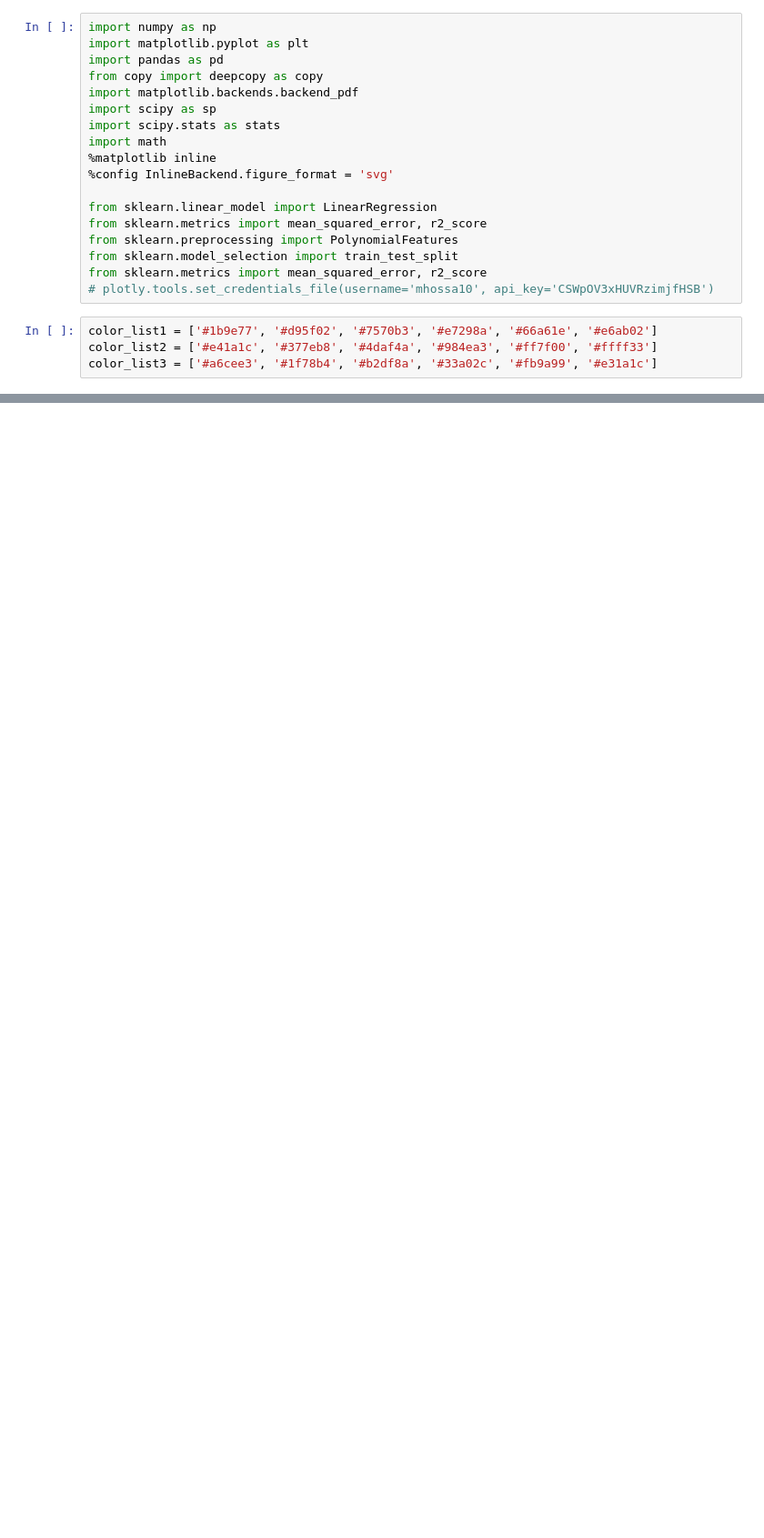
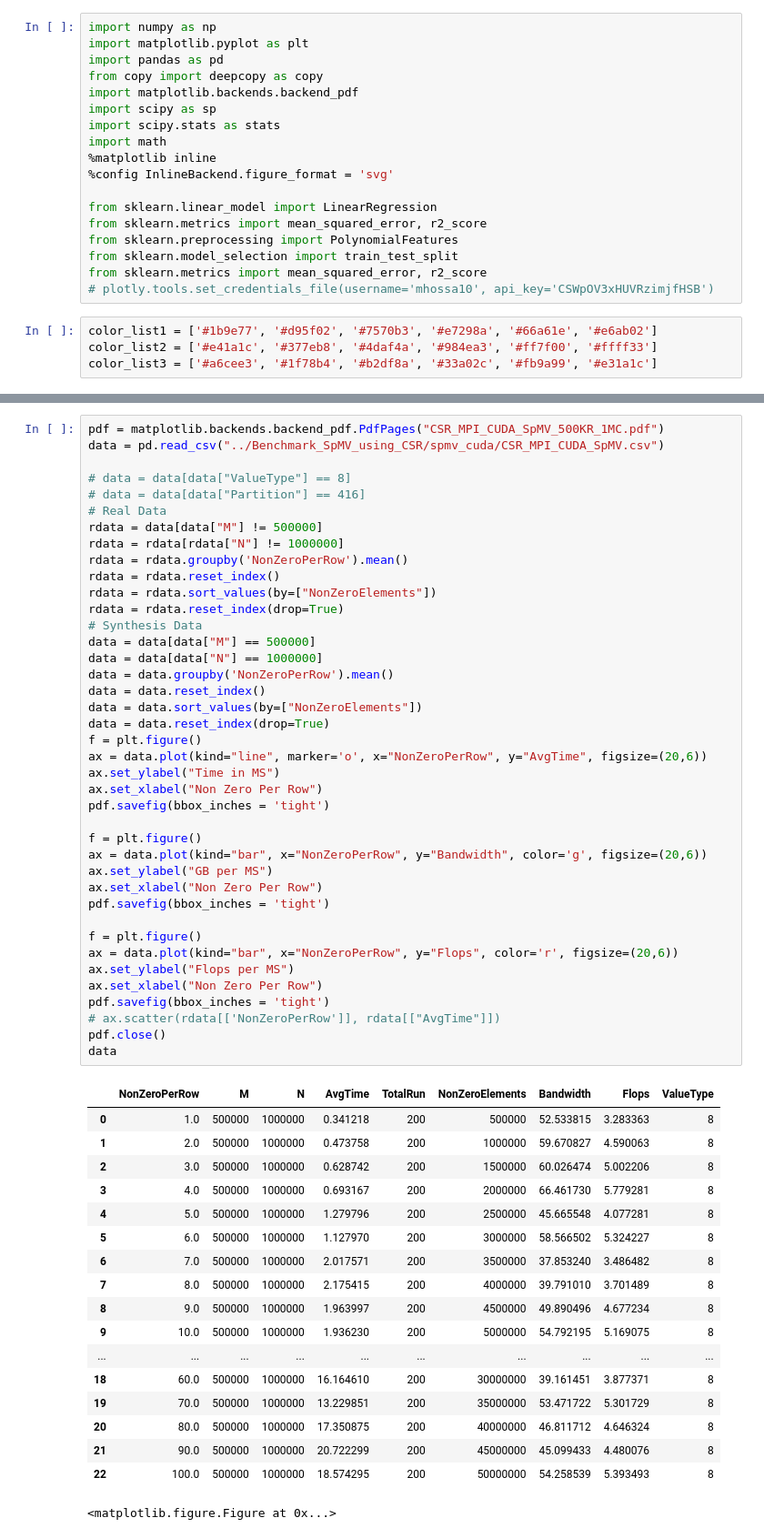
Before and after one commit to marufdsi/Benchmark_SpMV_using_CSR5, a Jupyter notebook: CSR5_SpMV_GPU_Plots.ipynb, the cells around one changed output, grey strips where cells are left out. Shown at 91% size. Cells and saved outputs as stored; diff of their text form; blank space fills up the shorter version.

```diff
--- a/CSR5_SpMV_GPU_Plots.ipynb
+++ b/CSR5_SpMV_GPU_Plots.ipynb
@@ -48,0 +80,59 @@ data
+# %%
+pdf = matplotlib.backends.backend_pdf.PdfPages("CSR_MPI_CUDA_SpMV_500KR_1MC.pdf")
+data = pd.read_csv("../Benchmark_SpMV_using_CSR/spmv_cuda/CSR_MPI_CUDA_SpMV.csv")
+
+# data = data[data["ValueType"] == 8]
+# data = data[data["Partition"] == 416]
+# Real Data
+rdata = data[data["M"] != 500000]
+rdata = rdata[rdata["N"] != 1000000]
+rdata = rdata.groupby('NonZeroPerRow').mean()
+rdata = rdata.reset_index()
+rdata = rdata.sort_values(by=["NonZeroElements"])
+rdata = rdata.reset_index(drop=True)
+# Synthesis Data
+data = data[data["M"] == 500000]
+data = data[data["N"] == 1000000]
+data = data.groupby('NonZeroPerRow').mean()
+data = data.reset_index()
+data = data.sort_values(by=["NonZeroElements"])
+data = data.reset_index(drop=True)
+f = plt.figure()
+ax = data.plot(kind="line", marker='o', x="NonZeroPerRow", y="AvgTime", figsize=(20,6))
+ax.set_ylabel("Time in MS")
+ax.set_xlabel("Non Zero Per Row")
+pdf.savefig(bbox_inches = 'tight')
+
+f = plt.figure()
+ax = data.plot(kind="bar", x="NonZeroPerRow", y="Bandwidth", color='g', figsize=(20,6))
+ax.set_ylabel("GB per MS")
+ax.set_xlabel("Non Zero Per Row")
+pdf.savefig(bbox_inches = 'tight')
+
+f = plt.figure()
+ax = data.plot(kind="bar", x="NonZeroPerRow", y="Flops", color='r', figsize=(20,6))
+ax.set_ylabel("Flops per MS")
+ax.set_xlabel("Non Zero Per Row")
+pdf.savefig(bbox_inches = 'tight')
+# ax.scatter(rdata[['NonZeroPerRow']], rdata[["AvgTime"]])
+pdf.close()
+data
+# %% [output]
+|  | NonZeroPerRow | M | N | AvgTime | TotalRun | NonZeroElements | Bandwidth | Flops | ValueType |
+| 0 | 1.0 | 500000 | 1000000 | 0.341218 | 200 | 500000 | 52.533815 | 3.283363 | 8 |
+| 1 | 2.0 | 500000 | 1000000 | 0.473758 | 200 | 1000000 | 59.670827 | 4.590063 | 8 |
+| 2 | 3.0 | 500000 | 1000000 | 0.628742 | 200 | 1500000 | 60.026474 | 5.002206 | 8 |
+| 3 | 4.0 | 500000 | 1000000 | 0.693167 | 200 | 2000000 | 66.461730 | 5.779281 | 8 |
+| 4 | 5.0 | 500000 | 1000000 | 1.279796 | 200 | 2500000 | 45.665548 | 4.077281 | 8 |
+| 5 | 6.0 | 500000 | 1000000 | 1.127970 | 200 | 3000000 | 58.566502 | 5.324227 | 8 |
+| 6 | 7.0 | 500000 | 1000000 | 2.017571 | 200 | 3500000 | 37.853240 | 3.486482 | 8 |
+| 7 | 8.0 | 500000 | 1000000 | 2.175415 | 200 | 4000000 | 39.791010 | 3.701489 | 8 |
+| 8 | 9.0 | 500000 | 1000000 | 1.963997 | 200 | 4500000 | 49.890496 | 4.677234 | 8 |
+| 9 | 10.0 | 500000 | 1000000 | 1.936230 | 200 | 5000000 | 54.792195 | 5.169075 | 8 |
+| ... | ... | ... | ... | ... | ... | ... | ... | ... | ... |
+| 18 | 60.0 | 500000 | 1000000 | 16.164610 | 200 | 30000000 | 39.161451 | 3.877371 | 8 |
+| 19 | 70.0 | 500000 | 1000000 | 13.229851 | 200 | 35000000 | 53.471722 | 5.301729 | 8 |
+| 20 | 80.0 | 500000 | 1000000 | 17.350875 | 200 | 40000000 | 46.811712 | 4.646324 | 8 |
+| 21 | 90.0 | 500000 | 1000000 | 20.722299 | 200 | 45000000 | 45.099433 | 4.480076 | 8 |
+| 22 | 100.0 | 500000 | 1000000 | 18.574295 | 200 | 50000000 | 54.258539 | 5.393493 | 8 |
+<matplotlib.figure.Figure at 0x...>
```
Also changed, not shown: parts of 3 cells of this notebook, 6 other files.
